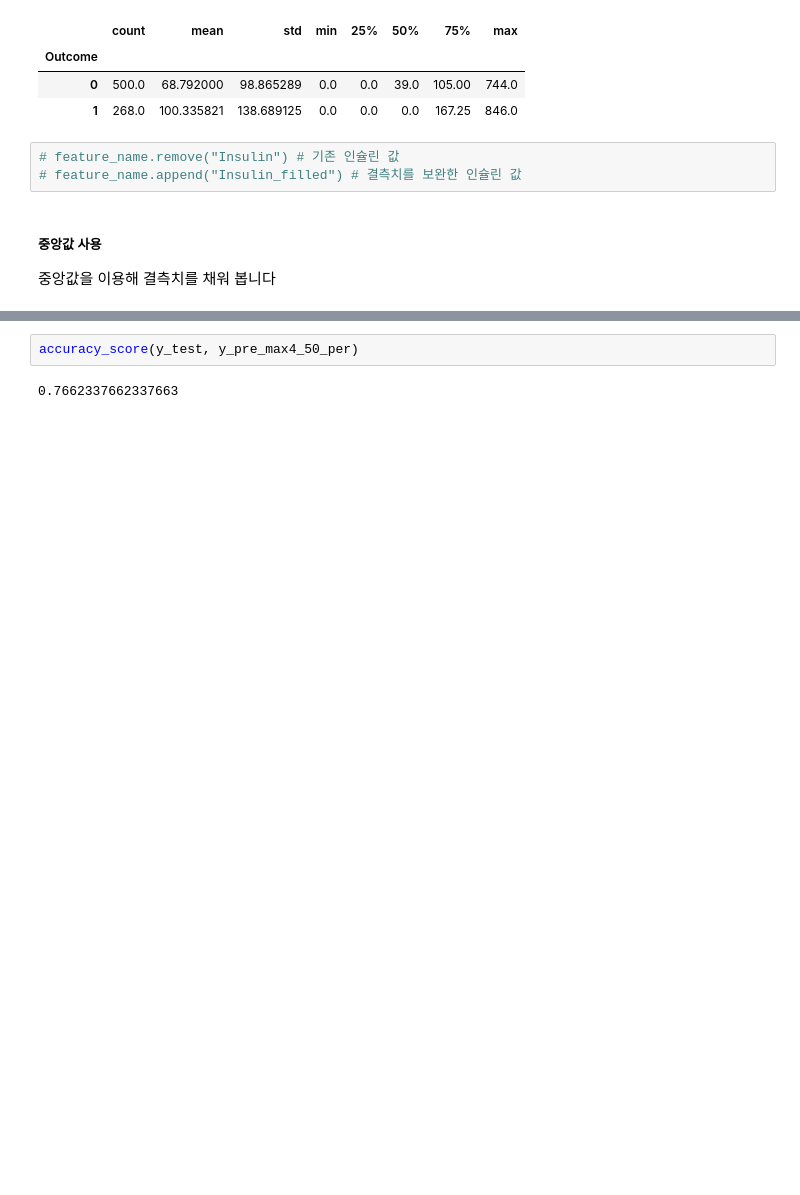
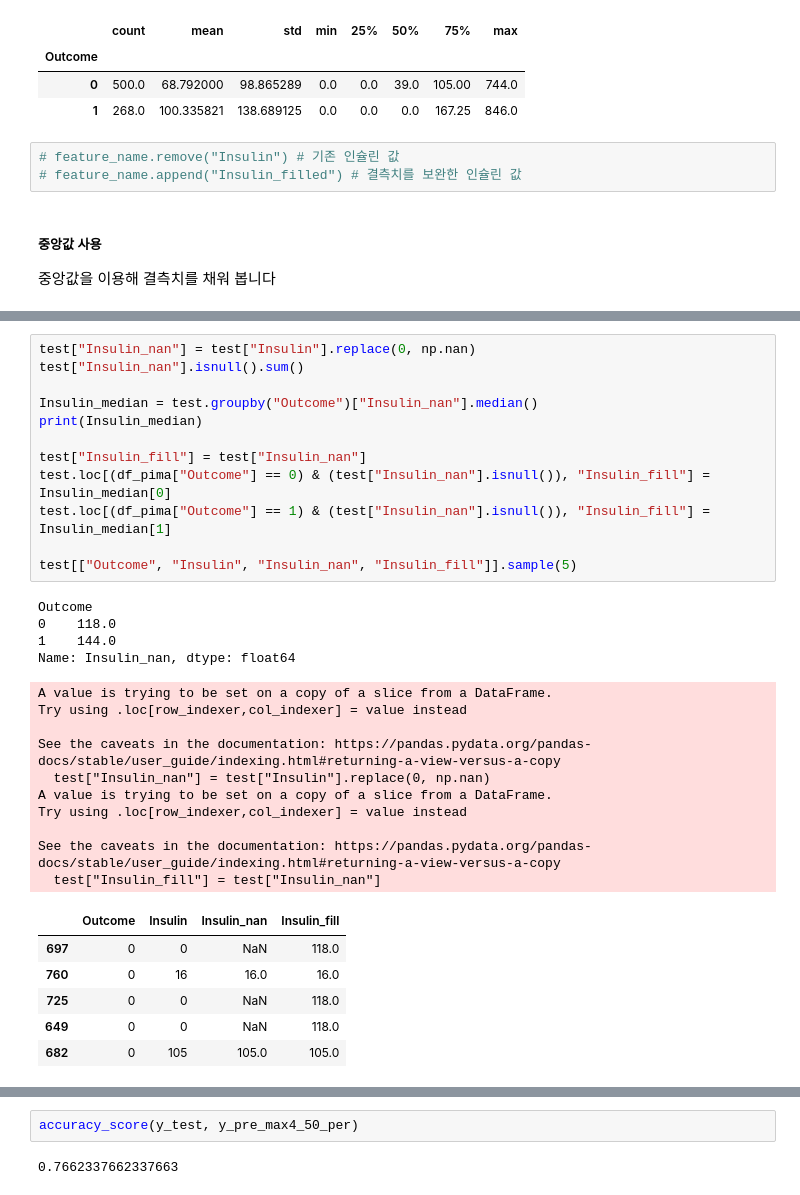
Before and after one commit to nuyhc/Begins_with_a_single_step, a Jupyter notebook: 04_ML_CLF/homeowrk/과제 제출 폴더/ML_EDA_CLF_박혜정.ipynb, the cells around one changed output, grey strips where cells are left out. Cells and saved outputs as stored; diff of their text form; blank space fills up the shorter version.

```diff
--- a/04_ML_CLF/homeowrk/과제 제출 폴더/ML_EDA_CLF_박혜정.ipynb
+++ b/04_ML_CLF/homeowrk/과제 제출 폴더/ML_EDA_CLF_박혜정.ipynb
@@ -515,3 +522,36 @@ Name: Insulin_nan, dtype: float64
+# %%
+test["Insulin_nan"] = test["Insulin"].replace(0, np.nan)
+test["Insulin_nan"].isnull().sum()
+
+Insulin_median = test.groupby("Outcome")["Insulin_nan"].median()
+print(Insulin_median)
+
+test["Insulin_fill"] = test["Insulin_nan"]
+test.loc[(df_pima["Outcome"] == 0) & (test["Insulin_nan"].isnull()), "Insulin_fill"] = Insulin_median[0]
+test.loc[(df_pima["Outcome"] == 1) & (test["Insulin_nan"].isnull()), "Insulin_fill"] = Insulin_median[1]
+
+test[["Outcome", "Insulin", "Insulin_nan", "Insulin_fill"]].sample(5)
+# %% [output]
+Outcome
+0    118.0
+1    144.0
+Name: Insulin_nan, dtype: float64
+A value is trying to be set on a copy of a slice from a DataFrame.
+Try using .loc[row_indexer,col_indexer] = value instead
+
+See the caveats in the documentation: https://pandas.pydata.org/pandas-docs/stable/user_guide/indexing.html#returning-a-view-versus-a-copy
+  test["Insulin_nan"] = test["Insulin"].replace(0, np.nan)
+A value is trying to be set on a copy of a slice from a DataFrame.
+Try using .loc[row_indexer,col_indexer] = value instead
+
+See the caveats in the documentation: https://pandas.pydata.org/pandas-docs/stable/user_guide/indexing.html#returning-a-view-versus-a-copy
+  test["Insulin_fill"] = test["Insulin_nan"]
+|  | Outcome | Insulin | Insulin_nan | Insulin_fill |
+| 697 | 0 | 0 | NaN | 118.0 |
+| 760 | 0 | 16 | 16.0 | 16.0 |
+| 725 | 0 | 0 | NaN | 118.0 |
+| 649 | 0 | 0 | NaN | 118.0 |
+| 682 | 0 | 105 | 105.0 | 105.0 |
 # %%
 # 결측치를 채운 데이터를 바탕으로 학습과 예측을 진행해봅니다
 # 예측값을 y_pre_max4_50_per로 지정하면 이후 실습에서 코드를 수정 할 필요가 없습니다
```
Also changed, not shown: parts of 15 cells of this notebook, 1 other file.
